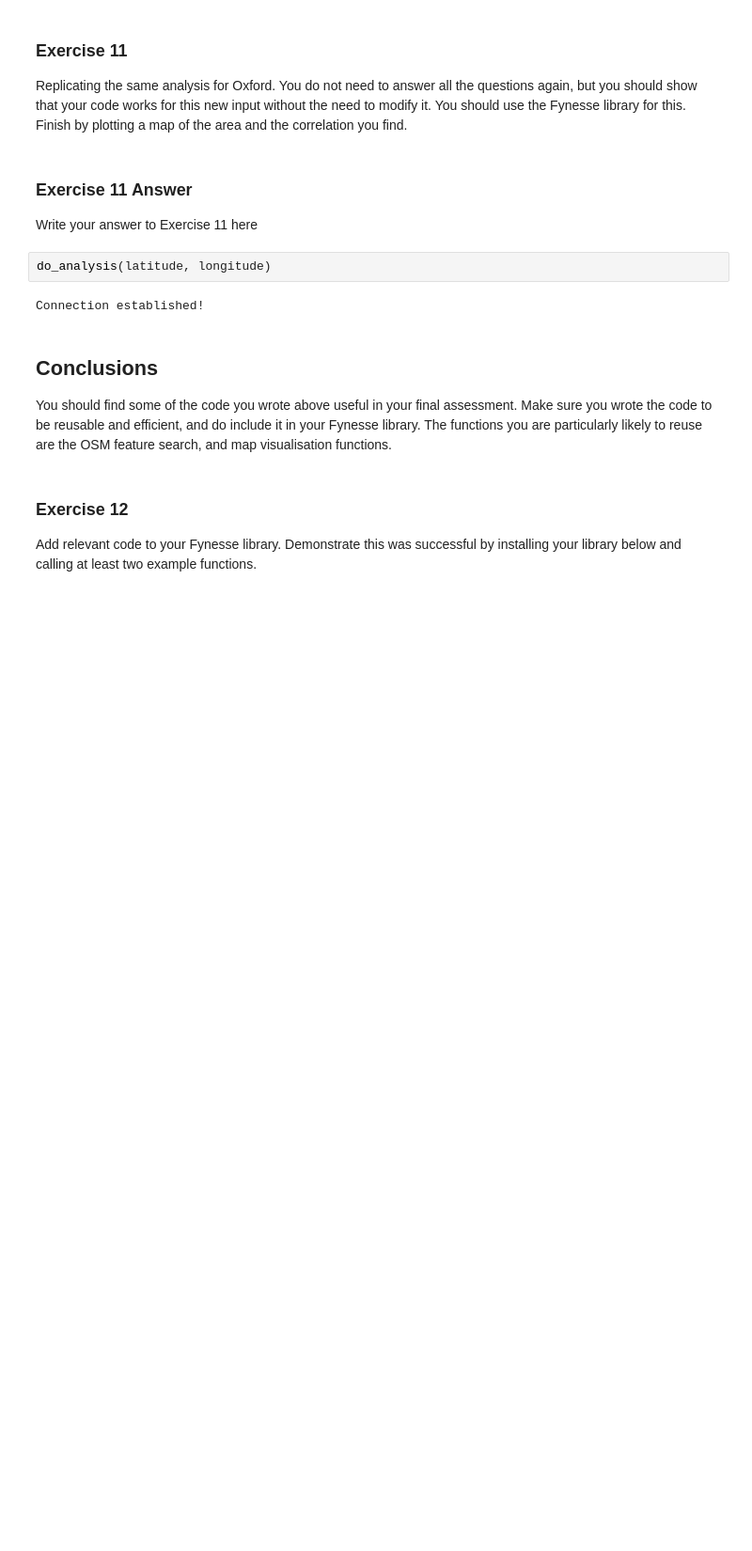
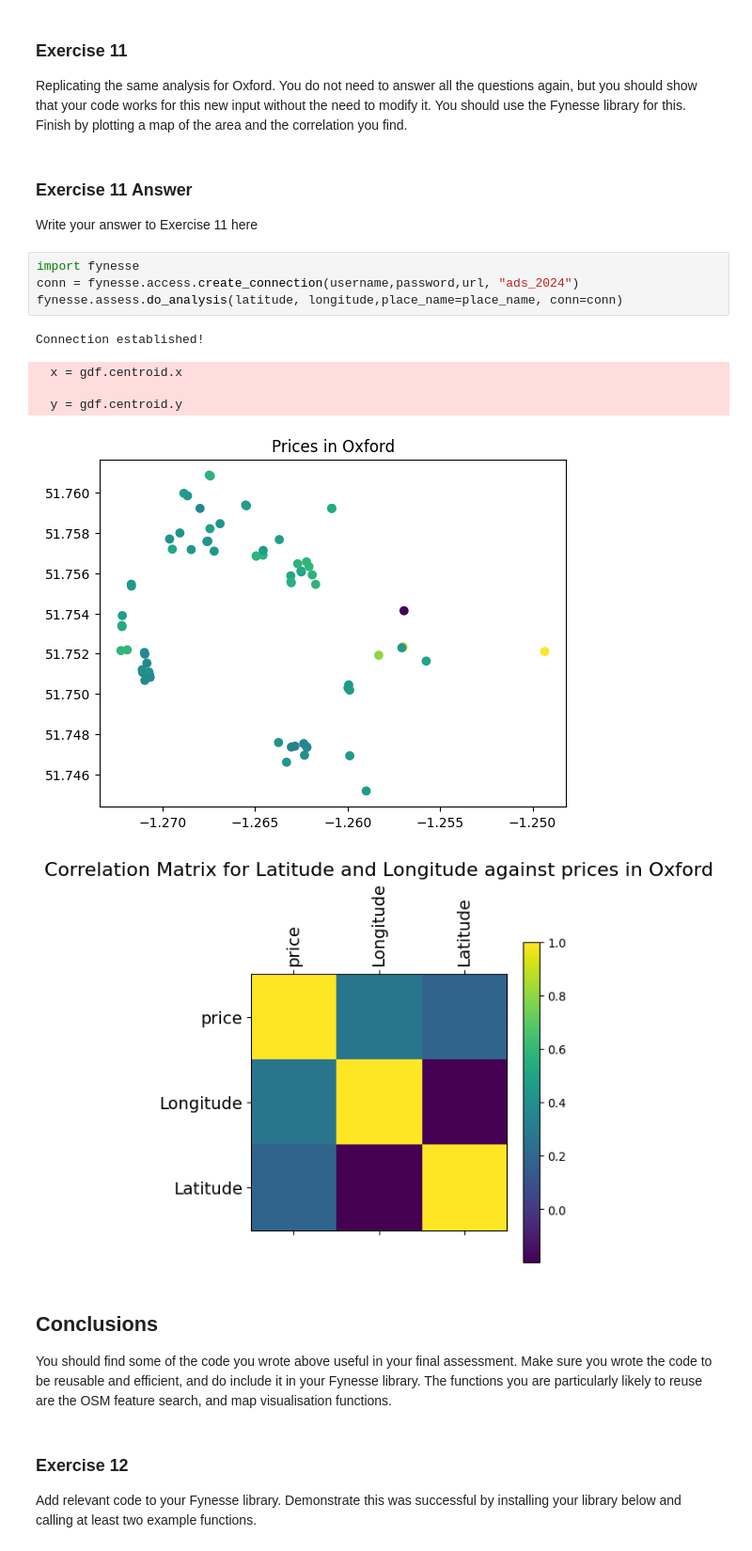
Before and after one commit to EuanWorth/ecw66_ads_2024, a Jupyter notebook: _notebooks/02-access-assess-geospatial.ipynb, the cells around one changed output. Shown at 94% size. Cells and saved outputs as stored; diff of their text form; blank space fills up the shorter version.

```diff
--- a/_notebooks/02-access-assess-geospatial.ipynb
+++ b/_notebooks/02-access-assess-geospatial.ipynb
@@ -1143,9 +1094,16 @@ correlation you find.
 
 Write your answer to Exercise 11 here
 # %%
-do_analysis(latitude, longitude)
+import fynesse
+conn = fynesse.access.create_connection(username,password,url, "ads_2024")
+fynesse.assess.do_analysis(latitude, longitude,place_name=place_name, conn=conn)
 # %% [output]
 Connection established!
+  x = gdf.centroid.x
+
+  y = gdf.centroid.y
+[figure, added]
+[figure, added]
 # %% [markdown]
 ## Conclusions
 
```
Also changed, not shown: parts of 27 cells of this notebook.
